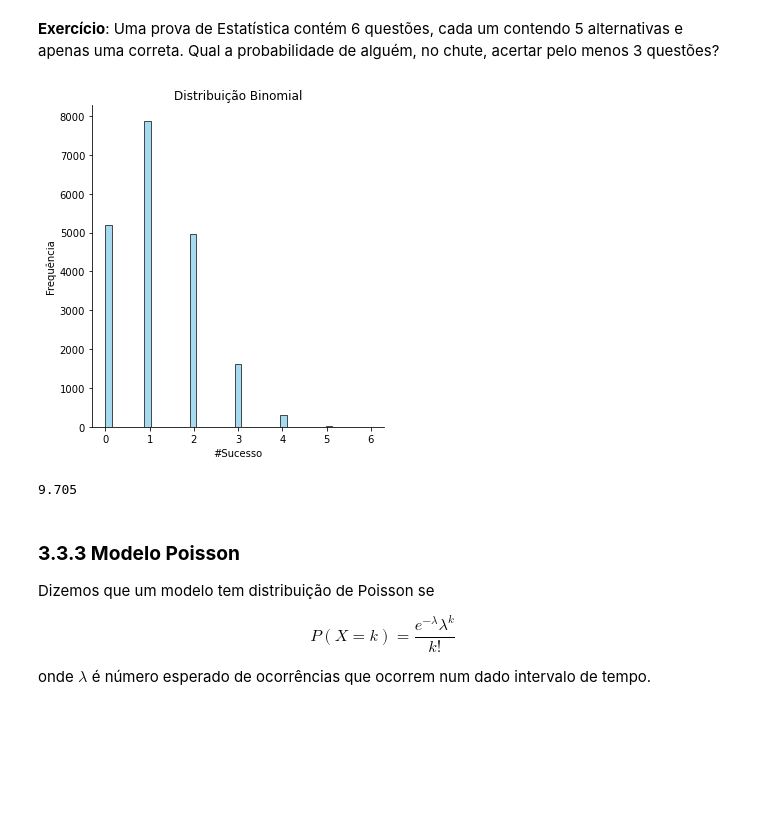
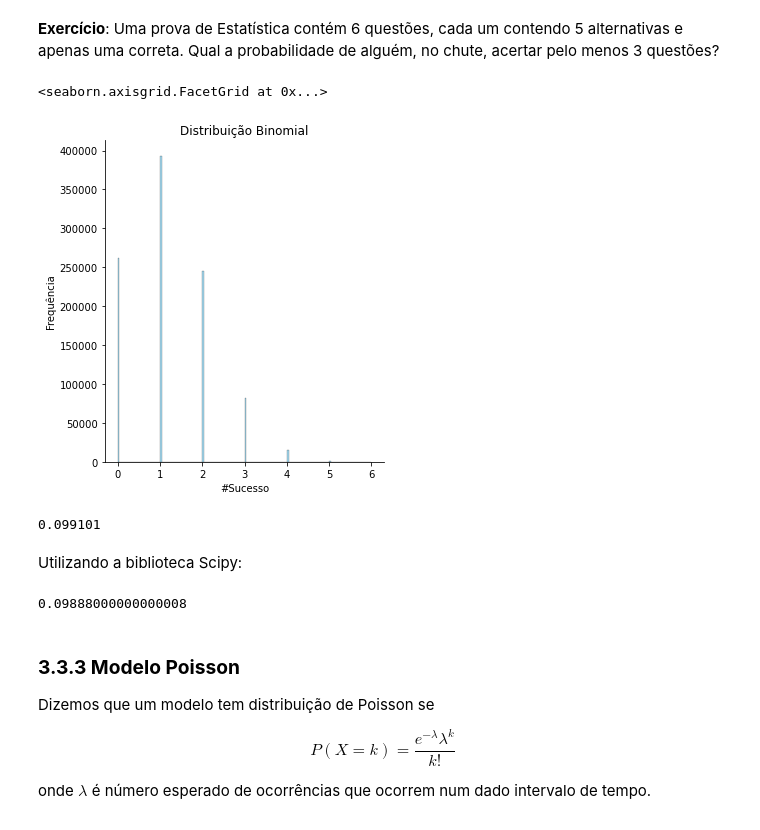
Before and after one commit to joaopasini/letscode_repository, a Jupyter notebook: Módulo 7 - Estatística I/Aula_3_Variaveis_aleatorias.ipynb, the cells around one changed output. Drawn from its saved outputs; the diff is of its cells as text; code cells hidden in the pictures; blank space fills up the shorter version.

```diff
--- a/Módulo 7 - Estatística I/Aula_3_Variaveis_aleatorias.ipynb
+++ b/Módulo 7 - Estatística I/Aula_3_Variaveis_aleatorias.ipynb
@@ -292,15 +311,24 @@ sum(np.random.binomial(9, 0.1, 20000) == 0)/20000
 # %% [markdown]
 **Exercício**: Uma prova de Estatística contém 6 questões, cada um contendo 5 alternativas e apenas uma correta. Qual a probabilidade de alguém, no chute, acertar pelo menos 3 questões?
 # %%
-data_binom = np.random.binomial(6,1/5,20000)
-ax = sns.displot(data_binom, kind = 'hist', color = 'skyblue')
-ax.set(title='Distribuição Binomial', xlabel= '#Sucesso', ylabel= 'Frequência');
+data_binom = np.random.binomial(6,0.2, 1000000)
+ax =sns.displot(data_binom, kind = 'hist',color='skyblue')
+ax.set(title='Distribuição Binomial', xlabel='#Sucesso', ylabel='Frequência')
 # %% [output]
+<seaborn.axisgrid.FacetGrid at 0x...>
-[figure, old version]
+[figure, new version]
 # %%
-(np.sum(data_binom >= 3) / 20000) *100
+(np.sum(data_binom >= 3)/1000000)
 # %% [output]
-9.705
+0.099101
+# %% [markdown]
+Utilizando a biblioteca Scipy:
+# %%
+from scipy.stats import binom
+
+1 - binom.cdf(2,6,0.2)
+# %% [output]
+0.09888000000000008
 # %% [markdown]
 ### **3.3.3 Modelo Poisson**
 
```
Also changed, not shown: parts of 25 cells of this notebook, 2 other files.
